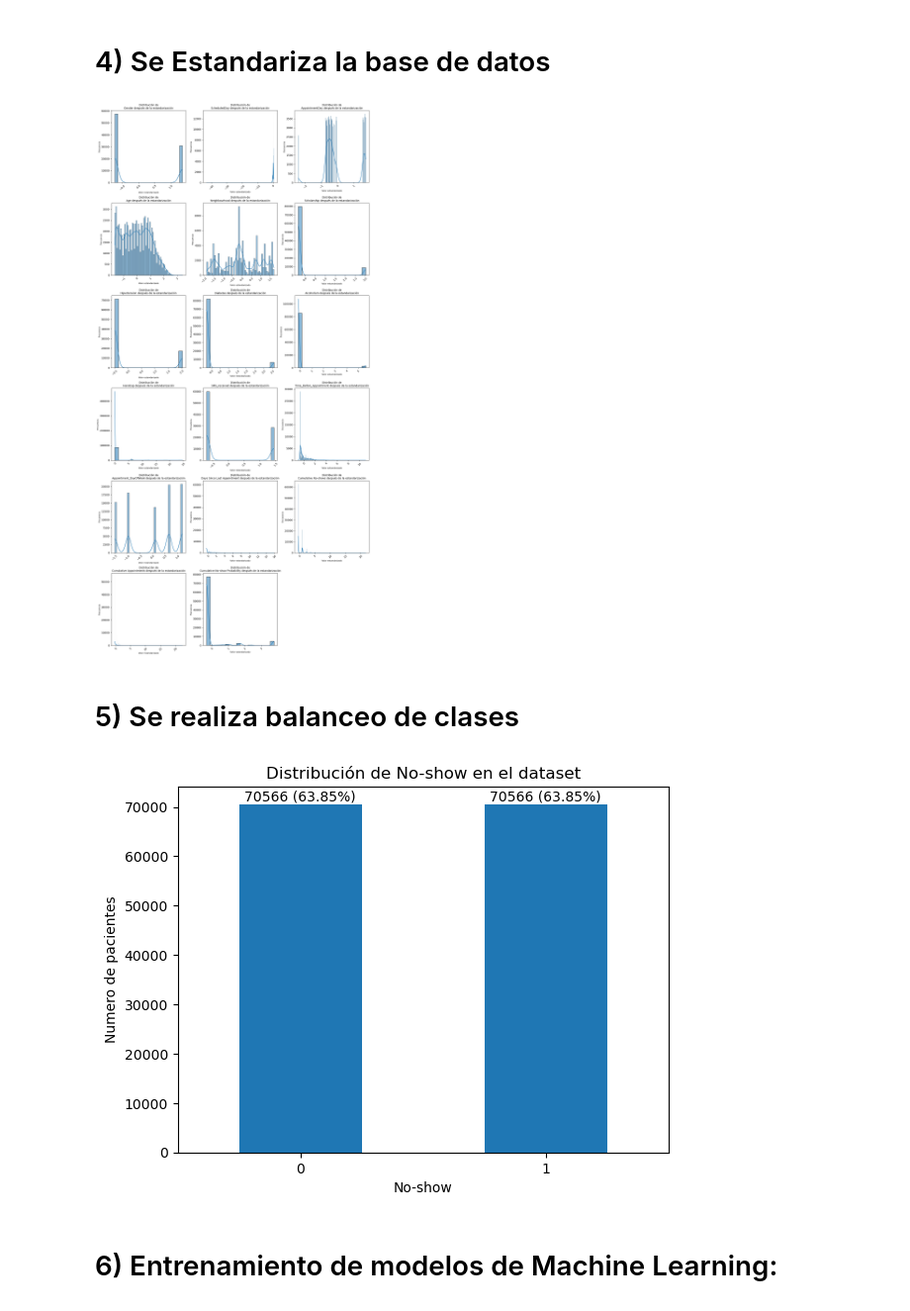
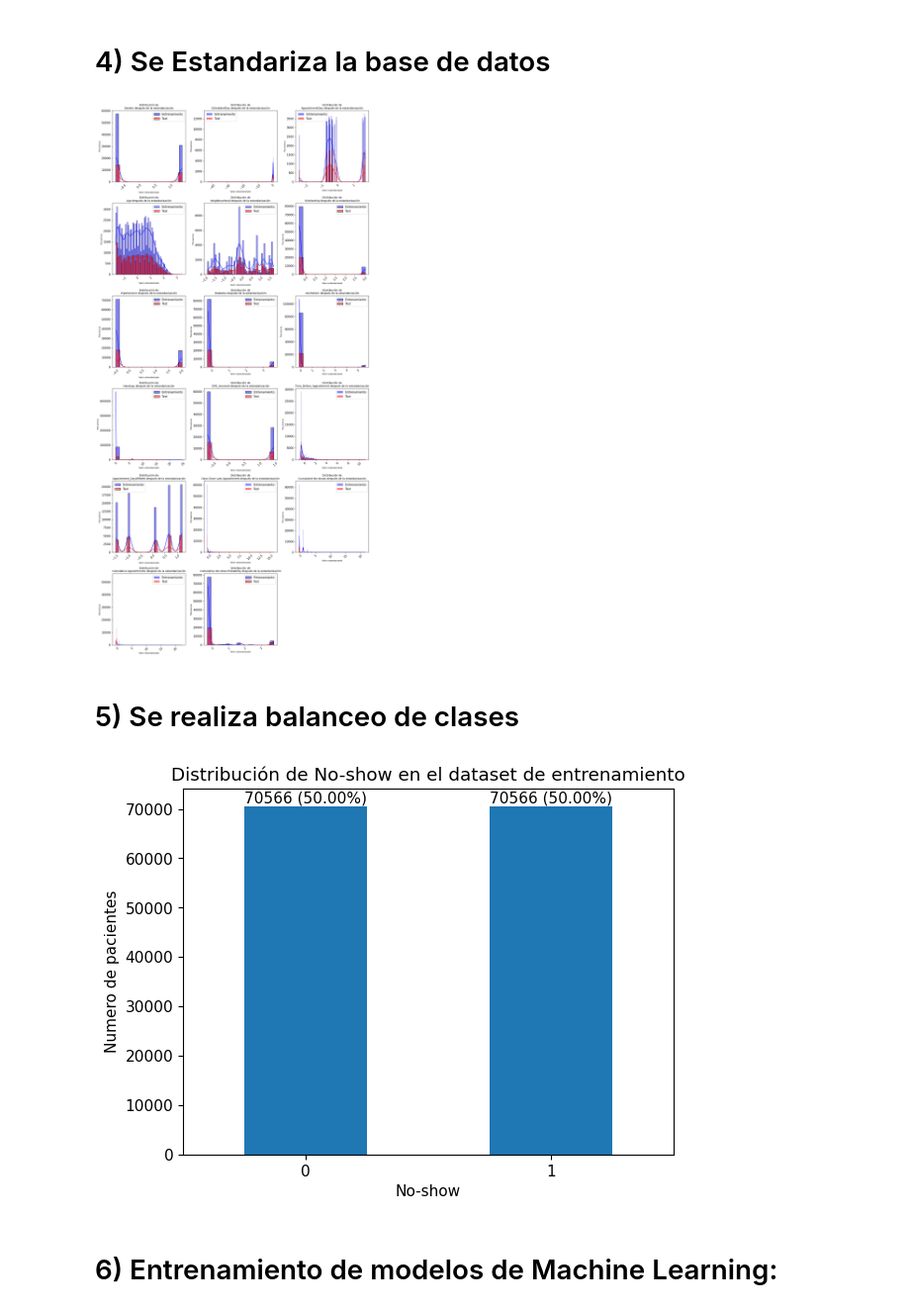
Before and after one commit to SValduezaL/TFM-Master-IA-INESDI, a Jupyter notebook: BBDD Kaagle/predicción_ inasistencia_v2.ipynb, the cells around one changed output. Shown at 99% size. Drawn from its saved outputs; the diff is of its cells as text; code cells hidden in the pictures.

```diff
--- a/BBDD Kaagle/predicción_ inasistencia_v2.ipynb
+++ b/BBDD Kaagle/predicción_ inasistencia_v2.ipynb
@@ -244,0 +292,18 @@ X_test.head(10)
+# %%
+# Se verifica que 'PatientId' sea igual en ambos conjuntos
+train_df['PatientId'] = train_df['PatientId'].astype(str)
+X_test['PatientId'] = X_test['PatientId'].astype(str)
+
+# Crear el DataFrame temporal, eliminando las filas duplicadas de 'PatientId'
+temp_df = train_df[['PatientId', 'Cumulative No-show Probability', 'Cumulative Appointments', 'Cumulative No-shows']].drop_duplicates(subset='PatientId')
+
+# Se realiza la unión de los DataFrames
+X_test = X_test.merge(temp_df, on='PatientId', how='left')
+
+# Imputación para los pacientes sin historial en train_df
+X_test['Cumulative No-shows'].fillna(0, inplace=True)
+X_test['Cumulative Appointments'].fillna(0, inplace=True)
+X_test['Cumulative No-show Probability'].fillna(train_df['No-show'].mean(), inplace=True)
+
+# Se observan los cambios
+X_test.head(10)
@@ -257,44 +408,58 @@ print(X_train.shape, X_test.shape)
 # %% [markdown]
 # 4) Se Estandariza la base de datos
 # %%
+# Guardar los nombres de las columnas
+column_names = X_train.columns
+
 # Se crea una instancia de StandardScaler
 scaler = StandardScaler()
 
-# Se ajusta el escalador a los datos balanceados y se transforman
-X_balanced_scaled = scaler.fit_transform(X_train)
+# Se ajusta el escalador a los datos de entrenamiento y se transforman
+X_train_scaled = scaler.fit_transform(X_train)
 
-# Convertir el resultado a DataFrame para facilitar la manipulación y visualización
-X_balanced_scaled_df = pd.DataFrame(X_balanced_scaled, columns=X_train.columns)
+# Se transforman los datos de test utilizando el mismo escalador
+X_test_scaled = scaler.transform(X_test)
+
+# Convertir los resultados a DataFrame para facilitar la manipulación y visualización
+# Utilizar los nombres de las columnas guardados previamente
+X_train_df = pd.DataFrame(X_train_scaled, columns=column_names)
+X_test_df = pd.DataFrame(X_test_scaled, columns=column_names)
 
 # Número de características en el DataFrame
-num_features = X_balanced_scaled_df.shape[1]
+num_features = X_train_df.shape[1]
 
 # Número de columnas para los subgráficos
 num_columns = 3
 
-# Número de filas calculadas en función del número de características y columnas
+# Calcular el número de filas basado en el número de características y columnas
 num_rows = num_features // num_columns + (num_features % num_columns > 0)
 
 # Crear una figura grande para acomodar todos los subgráficos
 plt.figure(figsize=(15, 5 * num_rows))
 
 # Crear un histograma para cada característica
 for i in range(num_features):
     plt.subplot(num_rows, num_columns, i+1)
-    sns.histplot(X_balanced_scaled_df.iloc[:, i], kde=True)
+
+    # Histograma de los datos de entrenamiento en azul
+    sns.histplot(X_train_df.iloc[:, i], kde=True, color='blue', alpha=0.5, label='Entrenamiento')
+
+    # Histograma de los datos de test en rojo
+    sns.histplot(X_test_df.iloc[:, i], kde=True, color='red', alpha=0.5, label='Test')
 
     # Usar un salto de línea para dividir el título en dos líneas
-    plt.title(f'Distribución de\n{X_balanced_scaled_df.columns[i]} después de la estandarización', fontsize=10)
+    plt.title(f'Distribución de\n{column_names[i]} después de la estandarización', fontsize=10)
 
     plt.xlabel('Valor estandarizado', fontsize=8)
     plt.ylabel('Frecuencia', fontsize=8)
     plt.xticks(rotation=45)
+    plt.legend()
 
 plt.subplots_adjust(hspace=0.5)
 plt.tight_layout()
 plt.show()
 # %% [output]
-[figure, old version]
+[figure, new version]
 # %% [markdown]
 # 5) Se realiza balanceo de clases
 # %%
@@ -308,18 +473,18 @@ rus = RandomUnderSampler(sampling_strategy='auto', random_state=42)
 pipeline = Pipeline([('smote', smote), ('rus', rus)])
 
 # Se aplica el pipeline a los datos
-X_balanced, y_balanced = pipeline.fit_resample(X_train, y_train)
+X_balanced_scaled, y_balanced_scaled = pipeline.fit_resample(X_train_scaled, y_train)
 
 # Distribución del dataset posterior a la aplicación de SMOTE
-class_counts = y_balanced.value_counts()
+class_counts = y_balanced_scaled.value_counts()
 class_counts.plot(kind='bar', rot=0)
 plt.xlabel('No-show')
 plt.ylabel('Numero de pacientes')
-plt.title('Distribución de No-show en el dataset')
+plt.title('Distribución de No-show en el dataset de entrenamiento')
 for i, count in enumerate(class_counts):
-    plt.text(i, count, f'{count} ({count / len(medical_appointments) * 100:.2f}%)', ha='center', va='bottom')
+    plt.text(i, count, f'{count} ({count / len(X_balanced_scaled) * 100:.2f}%)', ha='center', va='bottom')
 plt.show()
 # %% [output]
-[figure, old version]
+[figure, new version]
 # %% [markdown]
 # 6) Entrenamiento de modelos de Machine Learning:
```
Also changed, not shown: parts of 22 cells of this notebook.
